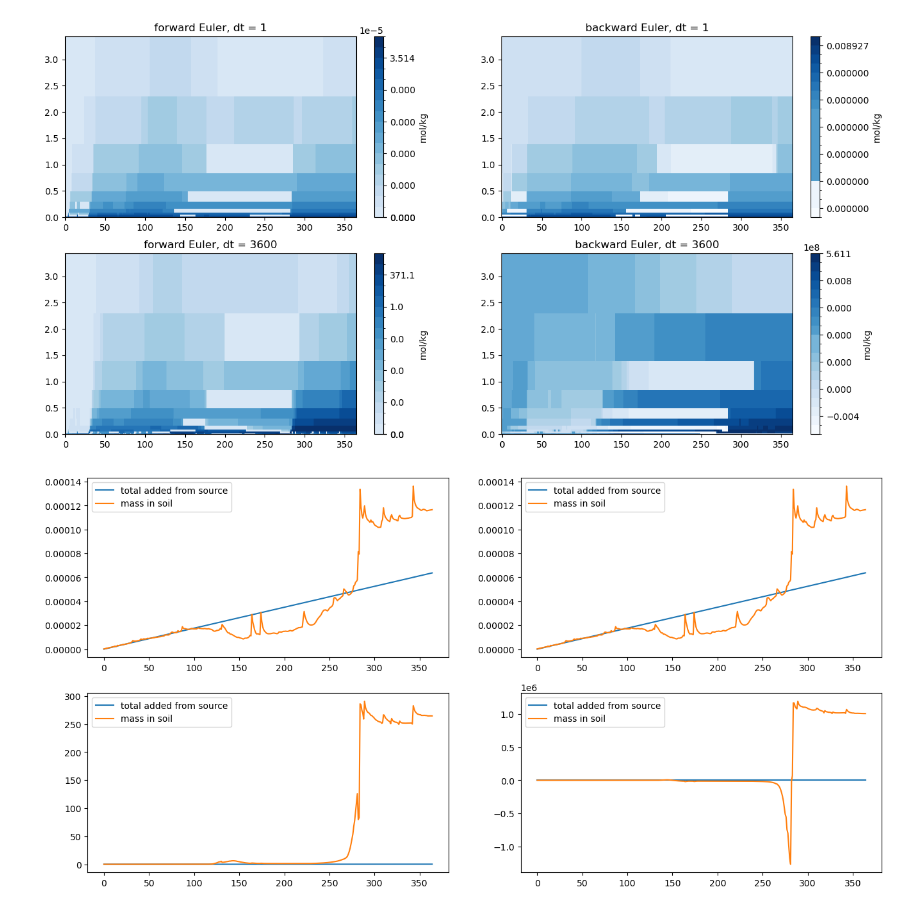
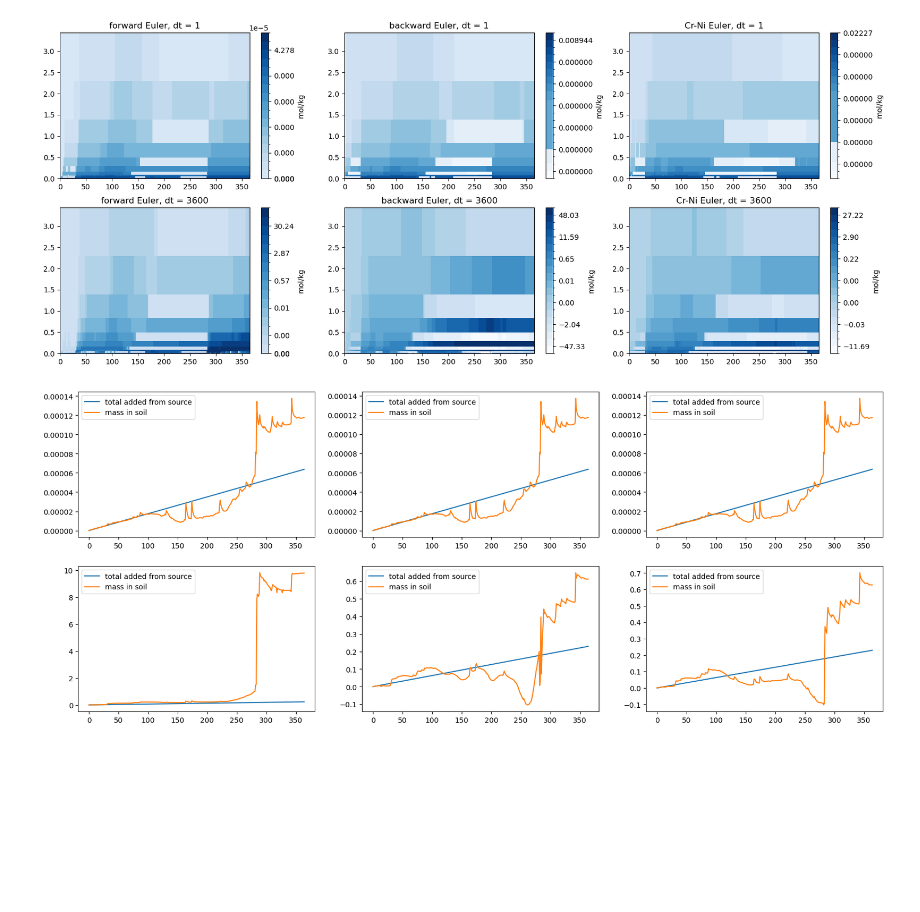
Before and after one commit to ypwong22/erw_scripts, a Jupyter notebook: test_advection/main2.ipynb, the cells around one changed output. Cells and saved outputs as stored; diff of their text form; code cells hidden in the pictures; blank space fills up the shorter version.

```diff
--- a/test_advection/main2.ipynb
+++ b/test_advection/main2.ipynb
@@ -134,7 +144,7 @@ h2osoi = np.ones(nlevsoi) * 0.4
 # size of time step
 length = 3600*50
 result_all = {}
-for dt, euler in tqdm(it.product([1, 10, 3600], ['forward','backward'])):
+for dt, euler in tqdm(it.product([1, 10, 3600], ['forward','backward','Cr-Ni'])):
         c_prev = c0
         result = np.full([length//dt, nlevsoi], np.nan)
         for t in range(length//dt):
@@ -144,8 +154,8 @@ for dt, euler in tqdm(it.product([1, 10, 3600], ['forward','backward'])):
 
         result_all[(dt,euler)] = result
 
-fig, axes = plt.subplots(3, 2, figsize = (16, 10))
-for i,(dt,euler) in enumerate(it.product([1, 10, 3600], ['forward','backward'])):
+fig, axes = plt.subplots(3, 3, figsize = (20, 10))
+for i,(dt,euler) in enumerate(it.product([1, 10, 3600], ['forward','backward','Cr-Ni'])):
     ax = axes.flat[i]
     result = result_all[(dt,euler)]
     cf = ax.pcolormesh(np.arange(length//dt), zsoi, result.T,
@@ -157,8 +167,8 @@ plt.savefig('test_main2.png')
 
 # Add the diagnostis of how much source is added v.s. how much remains in the soil column
 # mol/kg * m3/m3 * dz, cumsum
-fig, axes = plt.subplots(3, 2, figsize = (16, 8))
-for i,(dt,euler) in enumerate(it.product([1, 10, 3600], ['forward','backward'])):
+fig, axes = plt.subplots(3, 3, figsize = (20, 10))
+for i,(dt,euler) in enumerate(it.product([1, 10, 3600], ['forward','backward','Cr-Ni'])):
     ax = axes.flat[i]
 
     result = result_all[(dt,euler)]
@@ -185,7 +195,7 @@ hr.close()
 length = 3600*50
 result_all = {}
 h2o_all = {}
-for dt, euler in tqdm(it.product([1, 10, 3600], ['forward','backward'])):
+for dt, euler in tqdm(it.product([1, 10, 3600], ['forward','backward','Cr-Ni'])):
         c_prev = c0
         result = np.full([length//dt, nlevsoi], np.nan)
         h2osoi_record = np.full([length//dt, nlevsoi], np.nan)
@@ -203,8 +213,8 @@ for dt, euler in tqdm(it.product([1, 10, 3600], ['forward','backward'])):
         result_all[(dt,euler)] = result
         h2o_all[(dt,euler)] = h2osoi_record
 
-fig, axes = plt.subplots(3, 2, figsize = (16, 10))
-for i,(dt,euler) in enumerate(it.product([1, 10, 3600], ['forward','backward'])):
+fig, axes = plt.subplots(3, 3, figsize = (20, 10))
+for i,(dt,euler) in enumerate(it.product([1, 10, 3600], ['forward','backward','Cr-Ni'])):
     ax = axes.flat[i]
     result = result_all[(dt,euler)]
     cf = ax.pcolormesh(np.arange(length//dt), zsoi, result.T,
@@ -216,8 +226,8 @@ plt.savefig('test_main2_2.png')
 
 # Add the diagnostis of how much source is added v.s. how much remains in the soil column
 # mol/kg * m3/m3 * dz, cumsum
-fig, axes = plt.subplots(3, 2, figsize = (16, 8))
-for i,(dt,euler) in enumerate(it.product([1, 10, 3600], ['forward','backward'])):
+fig, axes = plt.subplots(3, 3, figsize = (20, 10))
+for i,(dt,euler) in enumerate(it.product([1, 10, 3600], ['forward','backward','Cr-Ni'])):
     ax = axes.flat[i]
 
     result = result_all[(dt,euler)]
@@ -243,42 +253,42 @@ hr.close()
 
 result_all = {}
 for dt in [1,3600]:
-    for euler in ['forward','backward']:
+    for euler in ['forward','backward','Cr-Ni']:
 
         c_prev = c0
         result = np.full([365, nlevsoi], np.nan)
         for t in range(365):
             result[t, :] = a_step(c_prev, q_int[t,:], h2osoi[t,:], watsat, sourcesink, d0, dt,
                                   euler)
             c_prev = result[t, :]
 
         result_all[(dt,euler)] = result
 
-fig, axes = plt.subplots(2, 2, figsize = (16, 8))
-for i,(dt,euler) in enumerate(it.product([1,3600], ['forward','backward'])):
+fig, axes = plt.subplots(2, 3, figsize = (20, 8))
+for i,(dt,euler) in enumerate(it.product([1,3600], ['forward','backward','Cr-Ni'])):
     ax = axes.flat[i]
     result = result_all[(dt,euler)]
     cf = ax.pcolormesh(np.arange(365), zsoi, result.T,
                         norm = BoundaryNorm(np.percentile(result.reshape(-1), np.arange(0,101,5)),
                                             ncolors = 256), cmap = 'Blues')
     plt.colorbar(cf, ax = ax, label = 'mol/kg')
     ax.set_title(f'{euler} Euler, dt = {dt}')
 plt.savefig('test_main3.png')
 
 # Add the diagnostis of how much source is added v.s. how much remains in the soil column
 # mol/kg * m3/m3 * dz, cumsum
-fig, axes = plt.subplots(2, 2, figsize = (16, 8))
-for i,(dt,euler) in enumerate(it.product([1,3600], ['forward','backward'])):
+fig, axes = plt.subplots(2, 3, figsize = (20, 8))
+for i,(dt,euler) in enumerate(it.product([1,3600], ['forward','backward','Cr-Ni'])):
     ax = axes.flat[i]
 
     result = result_all[(dt,euler)]
     tot_in = np.sum(result * h2osoi * dz, axis = 1)
 
     total_added = np.arange(0, 365) * np.sum(sourcesink * dz * dt)
 
     ax.plot(total_added)
     ax.plot(tot_in)
     ax.legend(['total added from source', 'mass in soil'])
 # %% [output]
-[figure, old version]
+[figure, new version]
-[figure, old version]
+[figure, new version]
```
Also changed, not shown: parts of 3 cells of this notebook.
